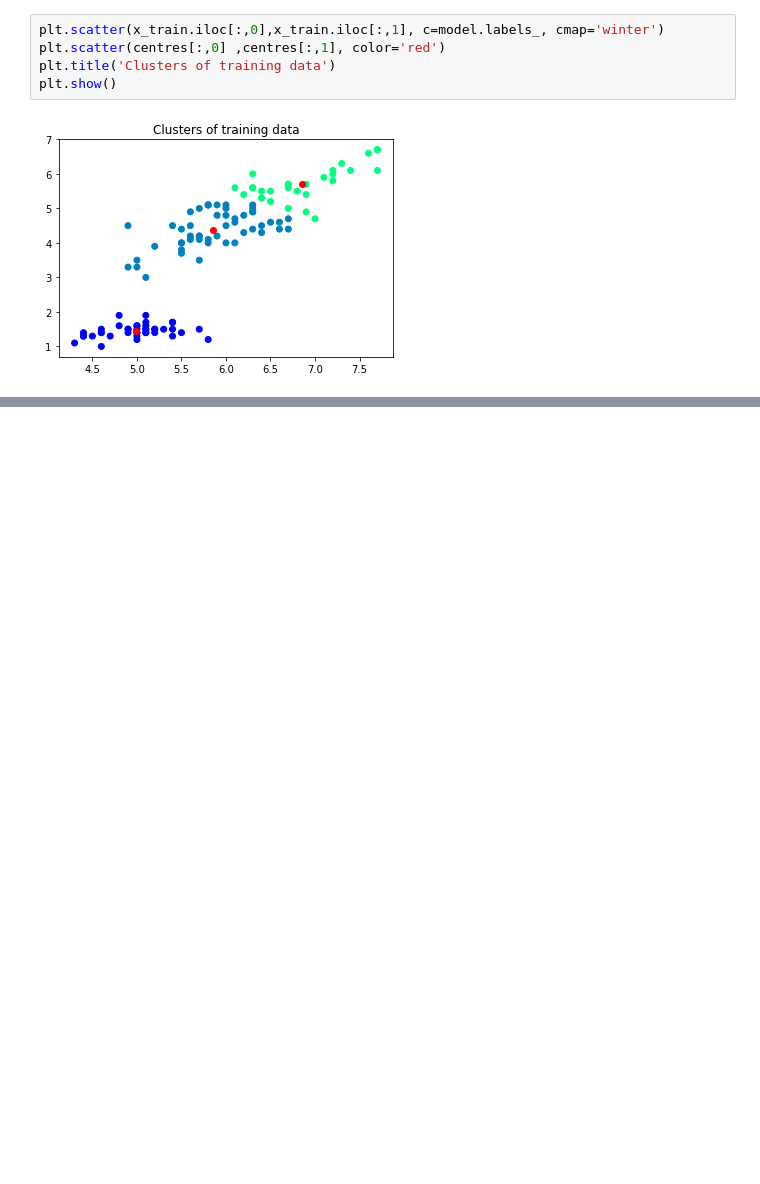
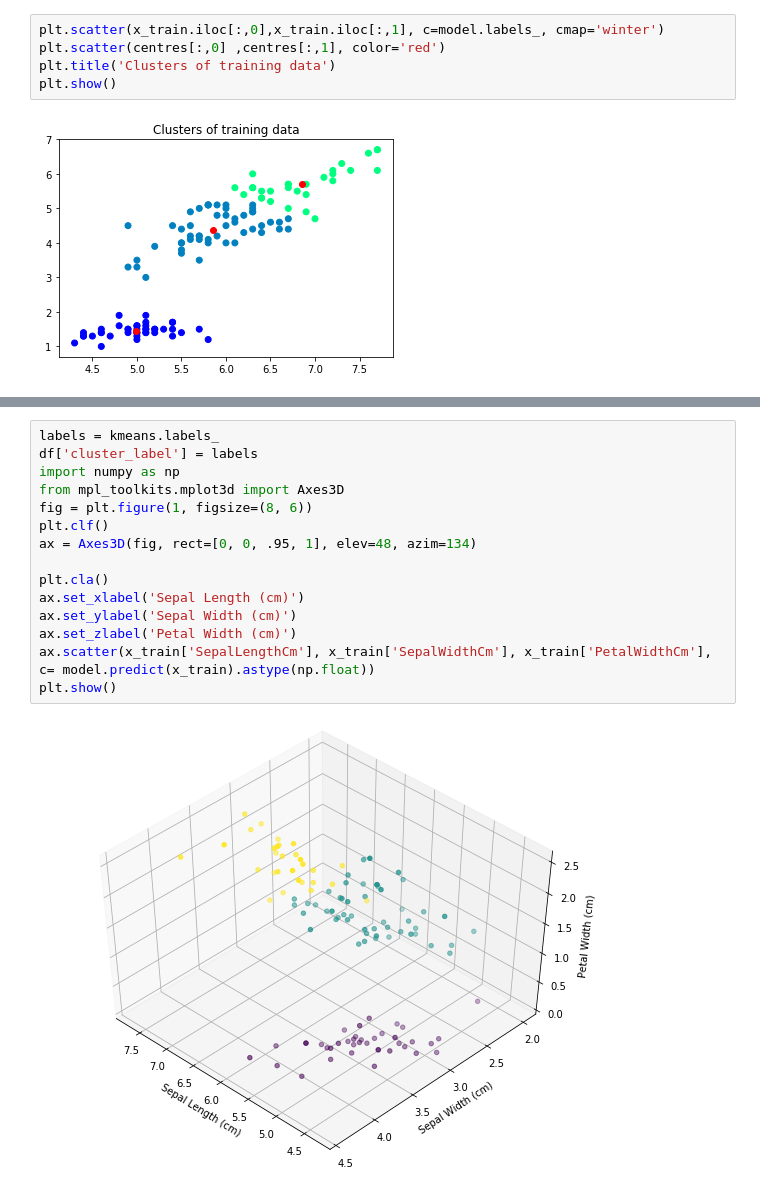
Before and after one commit to LordeUnicorn/kmeans, a Jupyter notebook: iris.ipynb, the cells around one changed output, grey strips where cells are left out. Cells and saved outputs as stored; diff of their text form; blank space fills up the shorter version.

```diff
--- a/iris.ipynb
+++ b/iris.ipynb
@@ -92,0 +88,17 @@ plt.show()
+# %%
+labels = kmeans.labels_
+df['cluster_label'] = labels
+import numpy as np
+from mpl_toolkits.mplot3d import Axes3D
+fig = plt.figure(1, figsize=(8, 6))
+plt.clf()
+ax = Axes3D(fig, rect=[0, 0, .95, 1], elev=48, azim=134)
+
+plt.cla()
+ax.set_xlabel('Sepal Length (cm)')
+ax.set_ylabel('Sepal Width (cm)')
+ax.set_zlabel('Petal Width (cm)')
+ax.scatter(x_train['SepalLengthCm'], x_train['SepalWidthCm'], x_train['PetalWidthCm'], c= model.predict(x_train).astype(np.float))
+plt.show()
+# %% [output]
+[figure, added]
```
Also changed, not shown: parts of 6 cells of this notebook.
